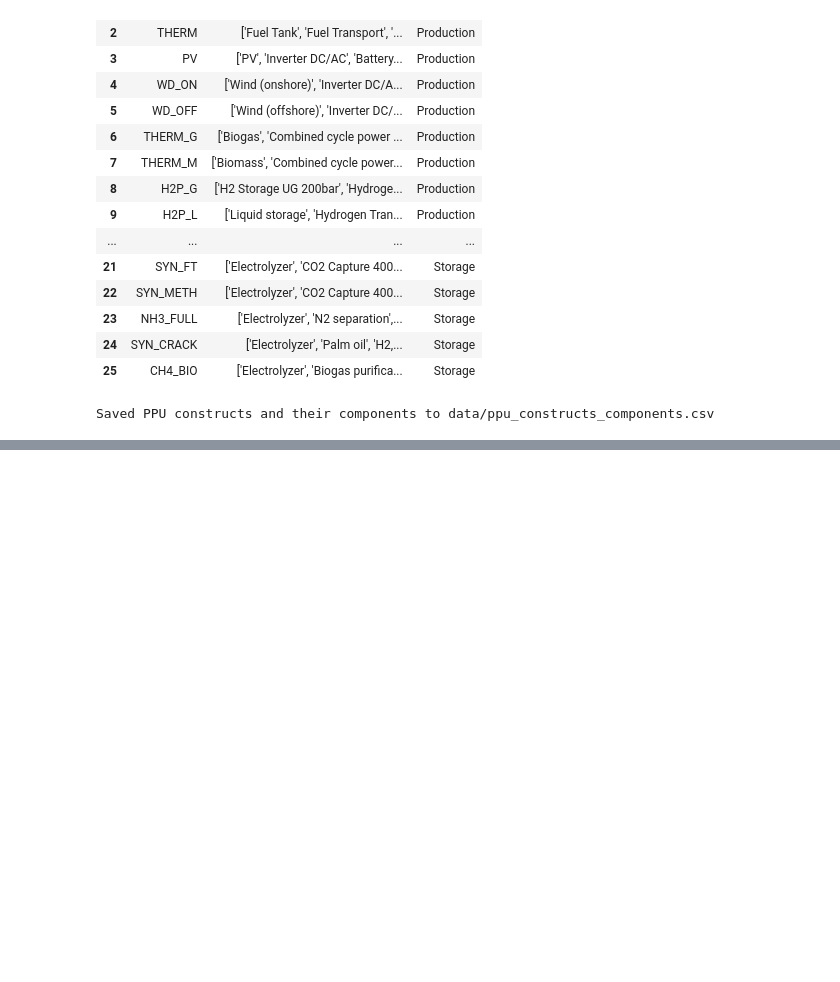
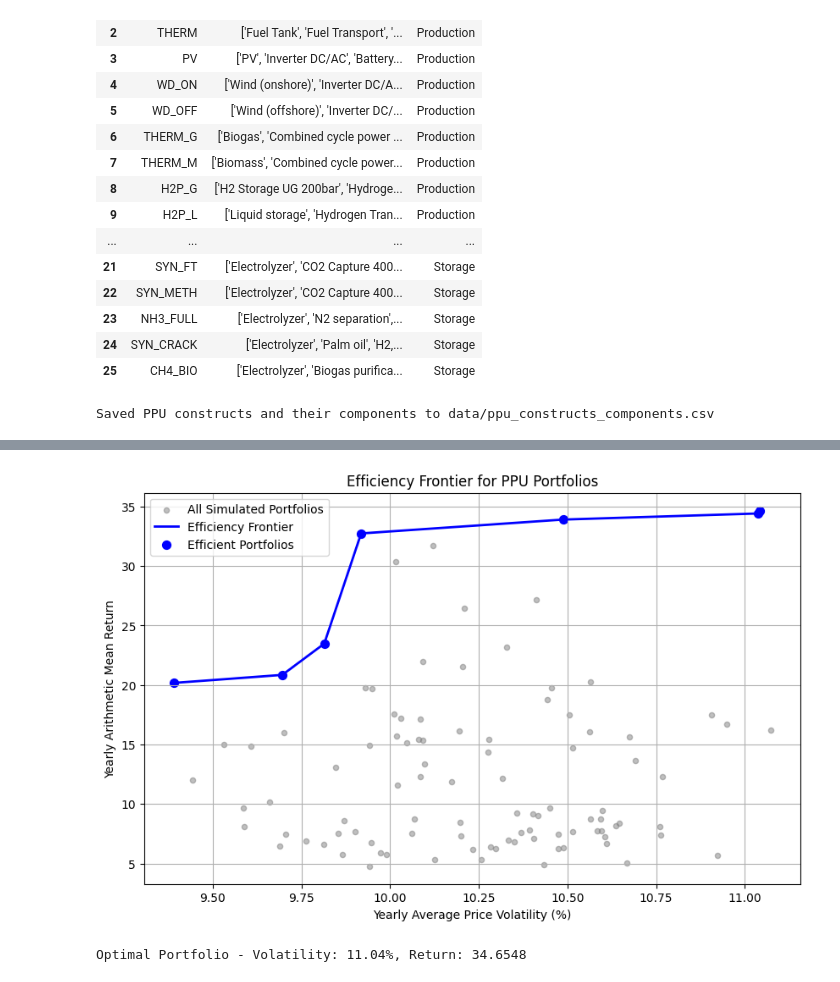
Before and after one commit to georgstsc/PPU_Modeling_Sustainability, a Jupyter notebook: ppu_model_data.ipynb, the cells around one changed output, grey strips where cells are left out. Drawn from its saved outputs; the diff is of its cells as text; code cells hidden in the pictures; blank space fills up the shorter version.

```diff
--- a/ppu_model_data.ipynb
+++ b/ppu_model_data.ipynb
@@ -754,0 +759,61 @@ df.head()
+# %%
+# --- Efficiency Frontier Display ---
+# This code simulates multiple PPU portfolios by varying cost parameters,
+# computes their yearly mean return and volatility, and plots the efficiency frontier.
+
+import pandas as pd
+import numpy as np
+import matplotlib.pyplot as plt
+from scipy.spatial import ConvexHull
+
+# Parameters
+np.random.seed(42)
+n_timesteps = 96 * 365  # 15-min timesteps in a year
+epsilon = 1e-6
+n_portfolios = 100  # Number of simulated portfolios
+
+# Simulate multiple portfolios by varying cost scale (lower scale = lower costs = higher returns)
+scales = np.random.uniform(0.5, 2.0, n_portfolios)  # Cost scales
+
+portfolios = []
+for scale in scales:
+    costs = np.random.exponential(scale, n_timesteps)
+    returns = 1 / (costs + epsilon)
+    # Aggregate to daily
+    daily_returns = pd.Series(returns).groupby(np.arange(len(returns)) // 96).mean()
+    daily_costs = pd.Series(costs).groupby(np.arange(len(costs)) // 96).mean()
+    mean_return = daily_returns.mean()
+    # Volatility as coefficient of variation of daily costs, in %
+    volatility = (daily_costs.std() / daily_costs.mean()) * 100
+    portfolios.append((volatility, mean_return))
+
+# Convert to array
+portfolios = np.array(portfolios)
+
+# Find the efficiency frontier: portfolios with maximum return for each volatility
+sorted_idx = np.argsort(portfolios[:, 0])  # Sort by volatility
+efficient = []
+for i in sorted_idx:
+    if not efficient or portfolios[i, 1] > efficient[-1][1]:
+        efficient.append(portfolios[i])
+
+efficient = np.array(efficient)
+
+# Plot
+fig, ax = plt.subplots(figsize=(10, 6))
+ax.scatter(portfolios[:, 0], portfolios[:, 1], s=20, alpha=0.5, color='gray', label="All Simulated Portfolios")
+ax.plot(efficient[:, 0], efficient[:, 1], 'b-', linewidth=2, label="Efficiency Frontier")
+ax.scatter(efficient[:, 0], efficient[:, 1], s=50, color='blue', label="Efficient Portfolios")
+ax.set_xlabel('Yearly Average Price Volatility (%)')
+ax.set_ylabel('Yearly Arithmetic Mean Return')
+ax.set_title('Efficiency Frontier for PPU Portfolios')
+ax.legend(loc="best")
+ax.grid(True)
+plt.show()
+
+# Print the optimal portfolio (highest return on frontier)
+optimal_idx = np.argmax(efficient[:, 1])
+print(f"Optimal Portfolio - Volatility: {efficient[optimal_idx, 0]:.2f}%, Return: {efficient[optimal_idx, 1]:.4f}")
+# %% [output]
+[figure, added]
+Optimal Portfolio - Volatility: 11.04%, Return: 34.6548
```
Also changed, not shown: parts of 1 cell of this notebook, 2 other files.
